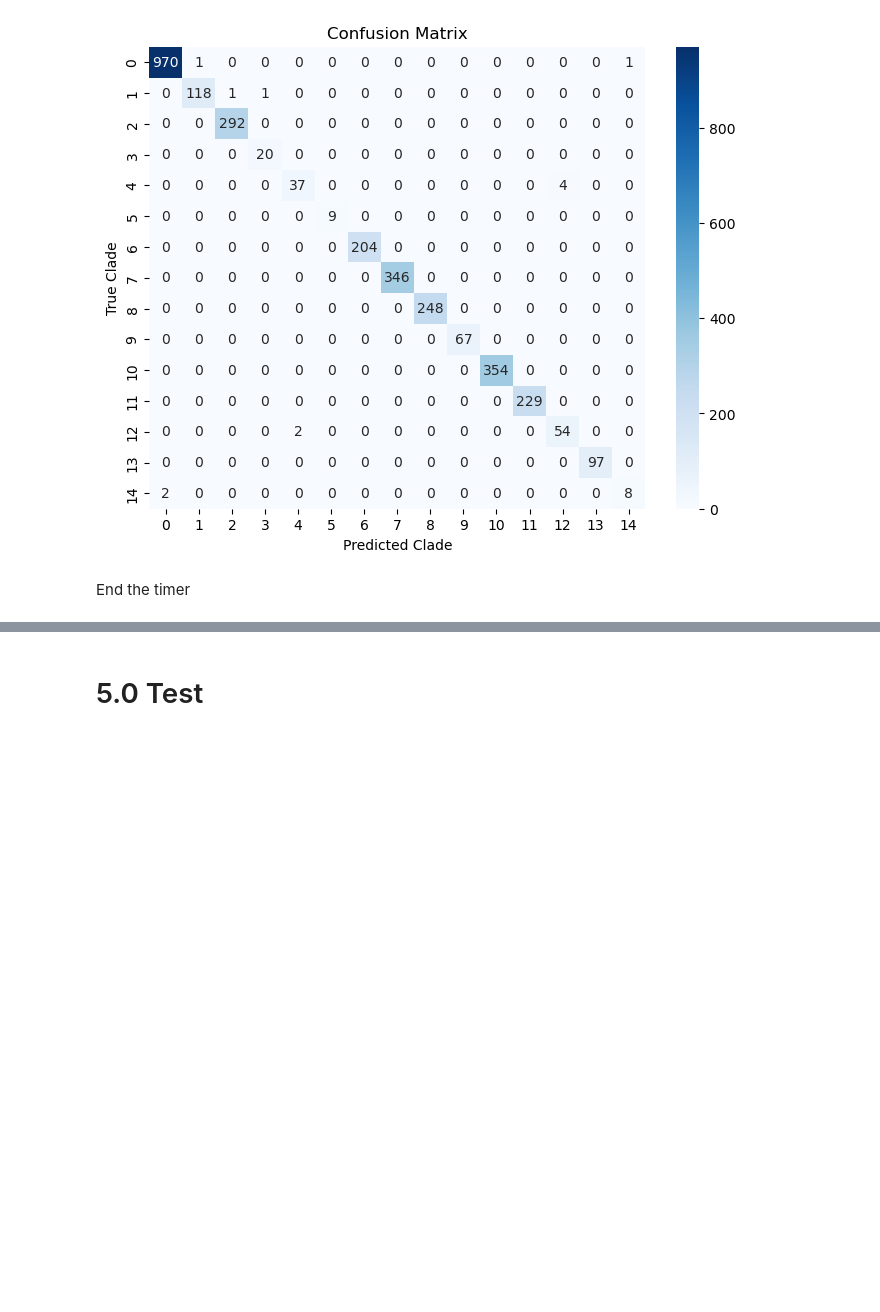
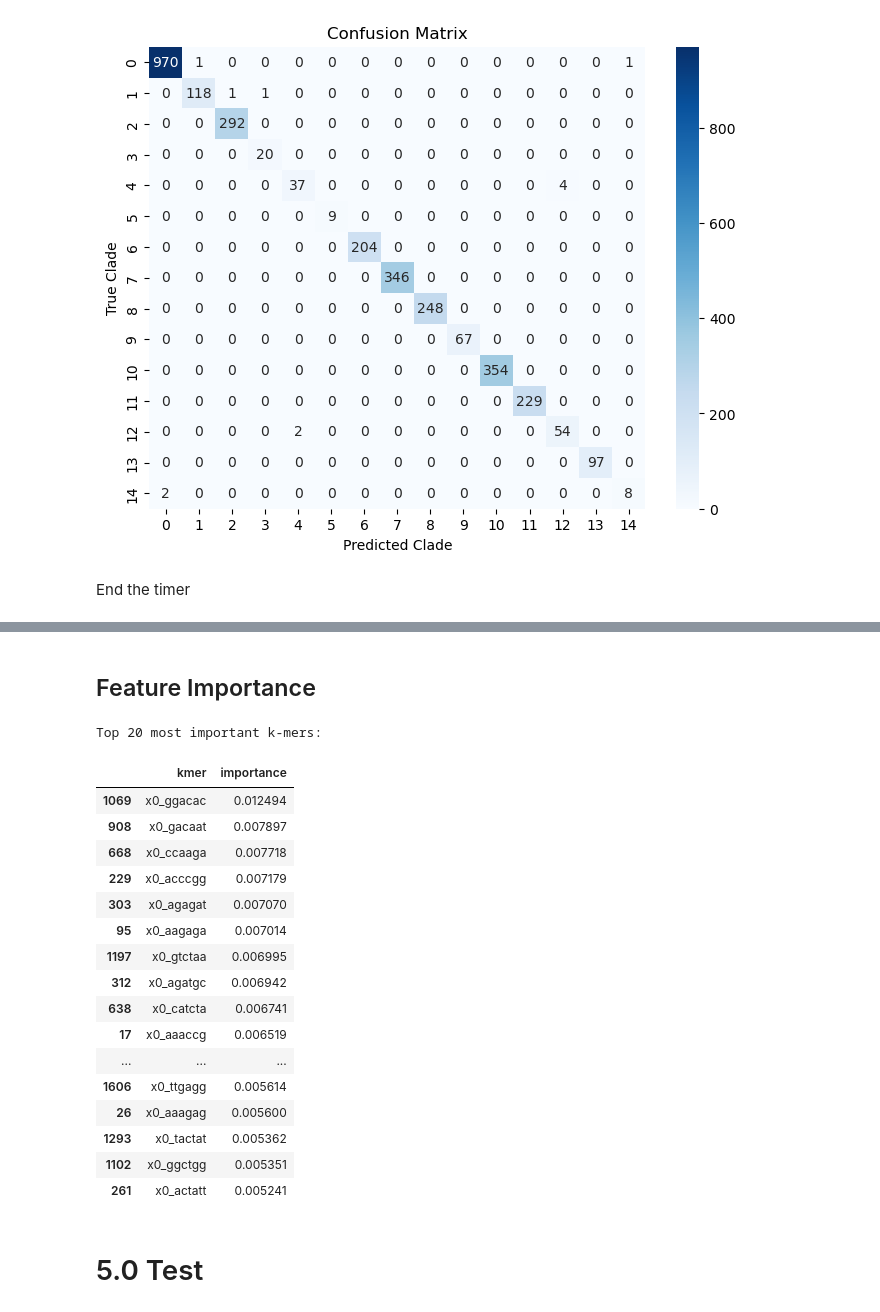
Before and after one commit to ajvilleg/learn-flu, a Jupyter notebook: learn-flu.ipynb, the cells around one changed output, grey strips where cells are left out. Drawn from its saved outputs; the diff is of its cells as text; code cells hidden in the pictures; blank space fills up the shorter version.

Commit message:
Added feature importance: Top 20 most important k-mers

```diff
--- a/learn-flu.ipynb
+++ b/learn-flu.ipynb
@@ -768,3 +769,39 @@ Total training and validation runtime: 62.77 seconds
+# %% [markdown]
+## Feature Importance
+# %%
+# Feature Importance Analysis
+
+importances = model.feature_importances_
+
+# Map feature indices back to k-mers
+kmer_names = process_chunk.ohe.get_feature_names_out()  # Get k-mer names from the encoder
+
+feature_importances = pd.DataFrame({'kmer': kmer_names, 'importance': importances})
+feature_importances.sort_values(by='importance', ascending=False, inplace=True)
+
+# Display the top N most important k-mers
+N = 20  # You can adjust this to show more or fewer k-mers
+print("\nTop", N, "most important k-mers:")
+display(feature_importances.head(N))
+# %% [output]
+Top 20 most important k-mers:
+|  | kmer | importance |
+| 1069 | x0_ggacac | 0.012494 |
+| 908 | x0_gacaat | 0.007897 |
+| 668 | x0_ccaaga | 0.007718 |
+| 229 | x0_acccgg | 0.007179 |
+| 303 | x0_agagat | 0.007070 |
+| 95 | x0_aagaga | 0.007014 |
+| 1197 | x0_gtctaa | 0.006995 |
+| 312 | x0_agatgc | 0.006942 |
+| 638 | x0_catcta | 0.006741 |
+| 17 | x0_aaaccg | 0.006519 |
+| ... | ... | ... |
+| 1606 | x0_ttgagg | 0.005614 |
+| 26 | x0_aaagag | 0.005600 |
+| 1293 | x0_tactat | 0.005362 |
+| 1102 | x0_ggctgg | 0.005351 |
+| 261 | x0_actatt | 0.005241 |
 # %% [markdown]
 # 5.0 Test
 # %% [markdown]
```
Also changed, not shown: parts of 25 cells of this notebook.
